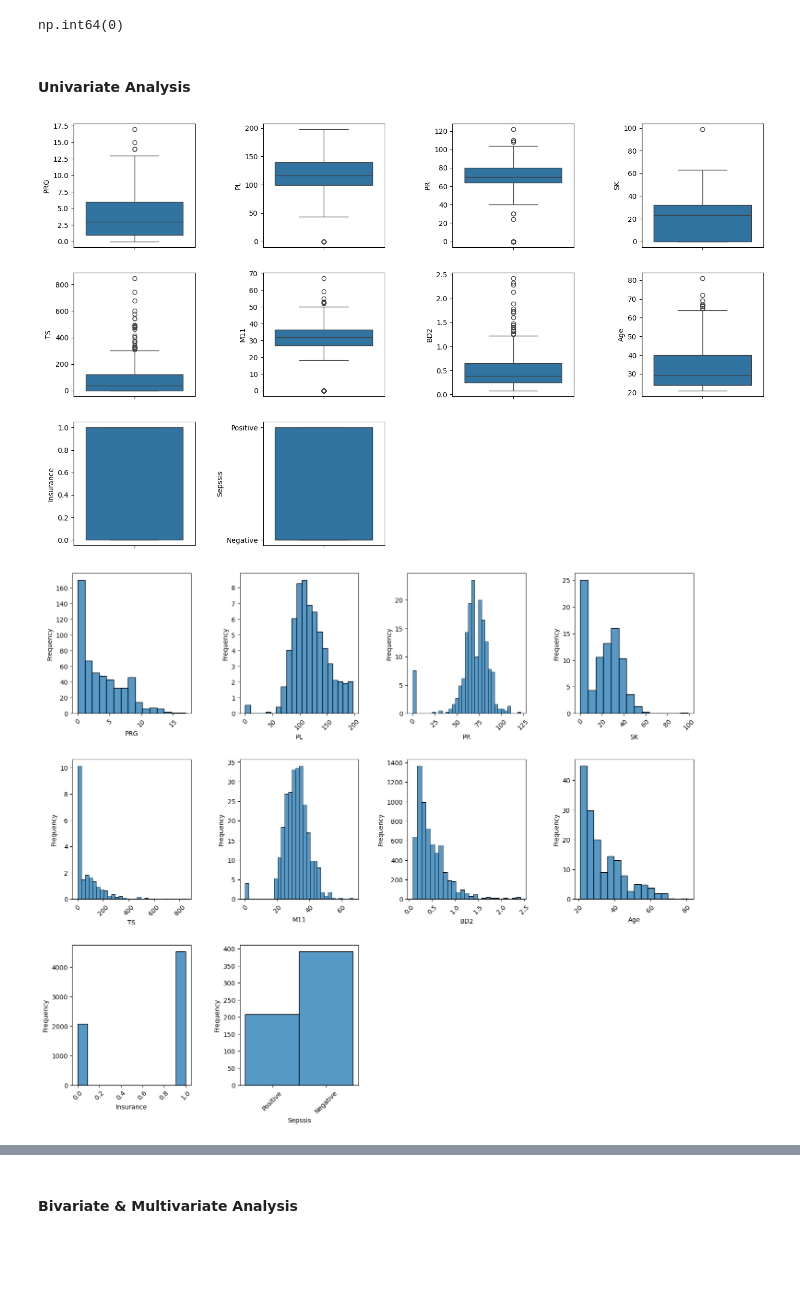
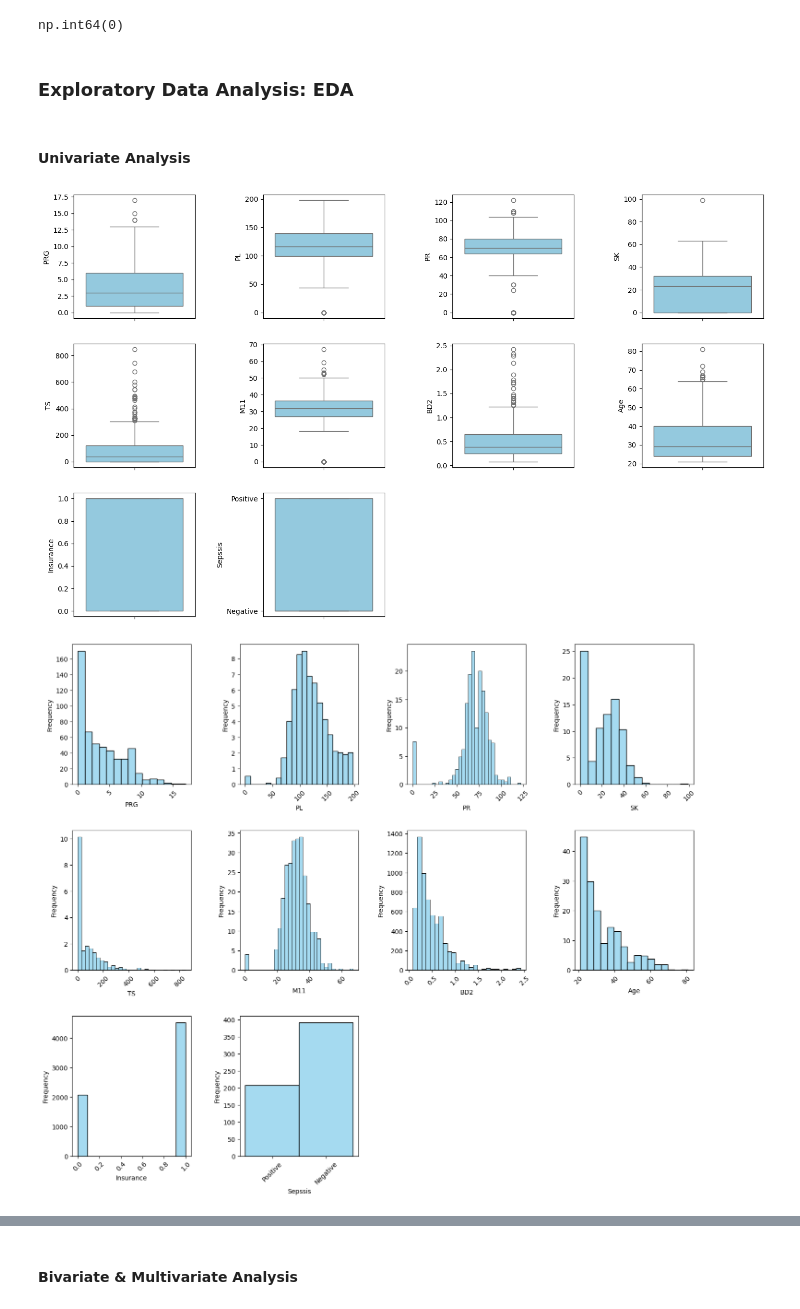
Before and after one commit to damzking/sepsissprediction2, a Jupyter notebook: dev/API_App.ipynb, the cells around one changed output, grey strips where cells are left out. Saved outputs shown, nothing was run; the diff lists cells and outputs as text; code cells hidden in the pictures; blank space fills up the shorter version.

```diff
--- a/dev/API_App.ipynb
+++ b/dev/API_App.ipynb
@@ -40,2 +59,2 @@ import os
 # %%
-pfiles_df = pd.read_csv('C:/Users/user/Documents/LP5-ML-API/P5-Machine-Learning-API/Data/Paitients_Files_Train.csv')
+pfiles_df = pd.read_csv('/Users/mac/Documents/Group Project/P5-Machine-Learning-API/Data/Paitients_Files_Train.csv')
@@ -107,28 +128,32 @@ dtype: int64
 pfiles_df.duplicated().sum()
 # %% [output]
 np.int64(0)
+# %% [markdown]
+### Exploratory Data Analysis: EDA
 # %% [markdown]
 #### Univariate Analysis
+# %%
+pfiles_df.drop(columns= 'ID', inplace=True)
 # %%
 plt.figure(figsize=(15, 15))
 
-for i, variable in enumerate(pfiles_df_noid):
+for i, variable in enumerate(pfiles_df):
     plt.subplot(5,4, i + 1)
-    sns.boxplot(pfiles_df,y=pfiles_df[variable])
+    sns.boxplot(pfiles_df,y=pfiles_df[variable], color= 'skyblue')
     plt.tight_layout(pad=3)
     plt.xticks(rotation=45)
 # %% [output]
-[figure, old version]
+[figure, new version]
 # %%
 plt.figure(figsize=(15, 20))
 
-for i, variable in enumerate(pfiles_df_noid):
+for i, variable in enumerate(pfiles_df):
     plt.subplot(5,4, i + 1)
-    sns.histplot(pfiles_df,x=pfiles_df[variable], stat='frequency')
+    sns.histplot(pfiles_df,x=pfiles_df[variable], stat='frequency', color= 'skyblue')
     plt.tight_layout(pad=3)
     plt.xticks(rotation=45)
 # %% [output]
-[figure, old version]
+[figure, new version]
 # %%
 plt.figure(figsize=(15, 20))
 
```
Also changed, not shown: parts of 61 cells of this notebook.
